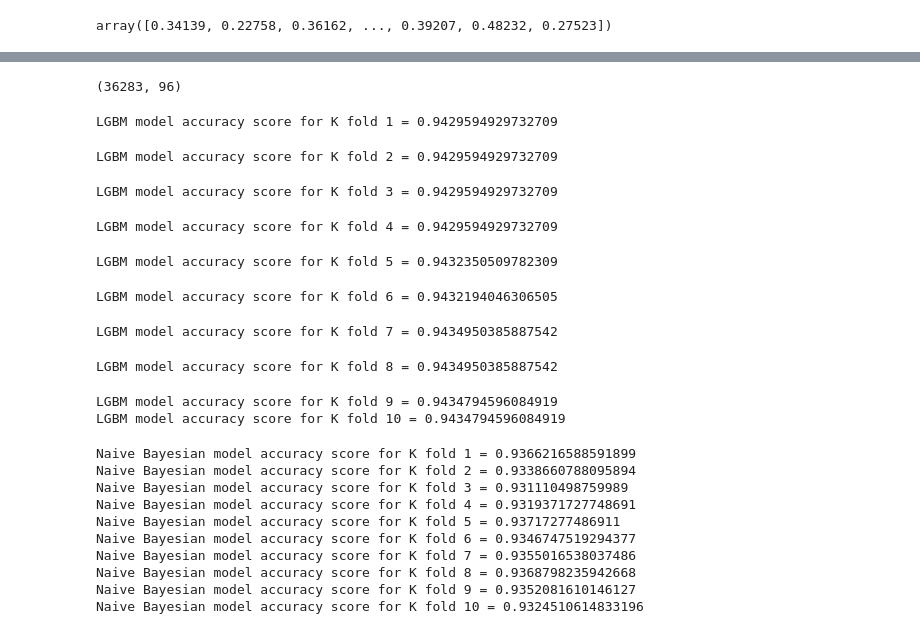
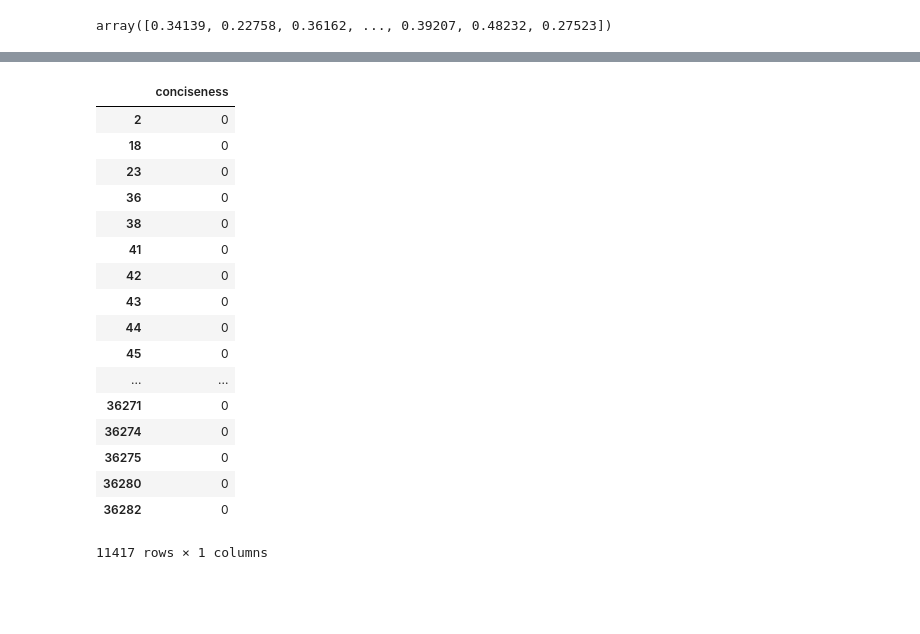
Before and after one commit to MuhammadAhmed8/Product-Title-Quality-CLassification, a Jupyter notebook: model.py.ipynb, the cells around one changed output, grey strips where cells are left out. Saved outputs shown, nothing was run; the diff lists cells and outputs as text; code cells hidden in the pictures; blank space fills up the shorter version.

```diff
--- a/model.py.ipynb
+++ b/model.py.ipynb
@@ -360,56 +538,0 @@ LightGBM Model accuracy score: 0.9429
-# %%
-X.shape
-# %% [output]
-(36283, 96)
-# %%
-kf = StratifiedKFold(n_splits=10, shuffle=True)
-lgb_model = lgb.LGBMClassifier()
-YStrat = train_clarity_labels['clarity'].values
-step = 1
-for train_index, test_index in kf.split(X_feats_tr,YStrat):
-    train_X = X[train_index]
-    train_Y = train_clarity_labels['clarity'][train_index]
-    test_X = X[test_index]
-    test_Y = train_clarity_labels['clarity'][test_index]
-    lgb_model.fit(train_X, train_Y)
-    predictions = lgb_model.predict(test_X)
-    accuracy = accuracy_score(test_Y, predictions)
-    print("LGBM model accuracy score for K fold {} = {}".format(step, accuracy) )
-    step += 1
-# %% [output]
-LGBM model accuracy score for K fold 1 = 0.9429594929732709
-LGBM model accuracy score for K fold 2 = 0.9429594929732709
-LGBM model accuracy score for K fold 3 = 0.9429594929732709
-LGBM model accuracy score for K fold 4 = 0.9429594929732709
-LGBM model accuracy score for K fold 5 = 0.9432350509782309
-LGBM model accuracy score for K fold 6 = 0.9432194046306505
-LGBM model accuracy score for K fold 7 = 0.9434950385887542
-LGBM model accuracy score for K fold 8 = 0.9434950385887542
-LGBM model accuracy score for K fold 9 = 0.9434794596084919
-LGBM model accuracy score for K fold 10 = 0.9434794596084919
-# %%
-kf = StratifiedKFold(n_splits=10, shuffle=True)
-naive_bayes_model = MultinomialNB()
-YStrat = train_clarity_labels['clarity'].values
-step = 1
-for train_index, test_index in kf.split(X_feats_tr,YStrat):
-    train_X = X[train_index]
-    train_Y = train_clarity_labels['clarity'][train_index]
-    test_X = X[test_index]
-    test_Y = train_clarity_labels['clarity'][test_index]
-    naive_bayes_model.fit(train_X, train_Y)
-    predictions = naive_bayes_model.predict(test_X)
-    accuracy = accuracy_score(test_Y, predictions)
-    print("Naive Bayesian model accuracy score for K fold {} = {}".format(step, accuracy) )
-    step += 1
-# %% [output]
-Naive Bayesian model accuracy score for K fold 1 = 0.9366216588591899
-Naive Bayesian model accuracy score for K fold 2 = 0.9338660788095894
-Naive Bayesian model accuracy score for K fold 3 = 0.931110498759989
-Naive Bayesian model accuracy score for K fold 4 = 0.9319371727748691
-Naive Bayesian model accuracy score for K fold 5 = 0.93717277486911
-Naive Bayesian model accuracy score for K fold 6 = 0.9346747519294377
-Naive Bayesian model accuracy score for K fold 7 = 0.9355016538037486
-Naive Bayesian model accuracy score for K fold 8 = 0.9368798235942668
-Naive Bayesian model accuracy score for K fold 9 = 0.9352081610146127
-Naive Bayesian model accuracy score for K fold 10 = 0.9324510614833196
@@ -417,0 +539,21 @@ Naive Bayesian model accuracy score for K fold 10 = 0.9324510614833196
+# %%
+train_conciseness_labels[train_conciseness_labels['conciseness'] == 0]
+# %% [output]
+|  | conciseness |
+| 2 | 0 |
+| 18 | 0 |
+| 23 | 0 |
+| 36 | 0 |
+| 38 | 0 |
+| 41 | 0 |
+| 42 | 0 |
+| 43 | 0 |
+| 44 | 0 |
+| 45 | 0 |
+| ... | ... |
+| 36271 | 0 |
+| 36274 | 0 |
+| 36275 | 0 |
+| 36280 | 0 |
+| 36282 | 0 |
+11417 rows × 1 columns
```
Also changed, not shown: parts of 34 cells of this notebook.
